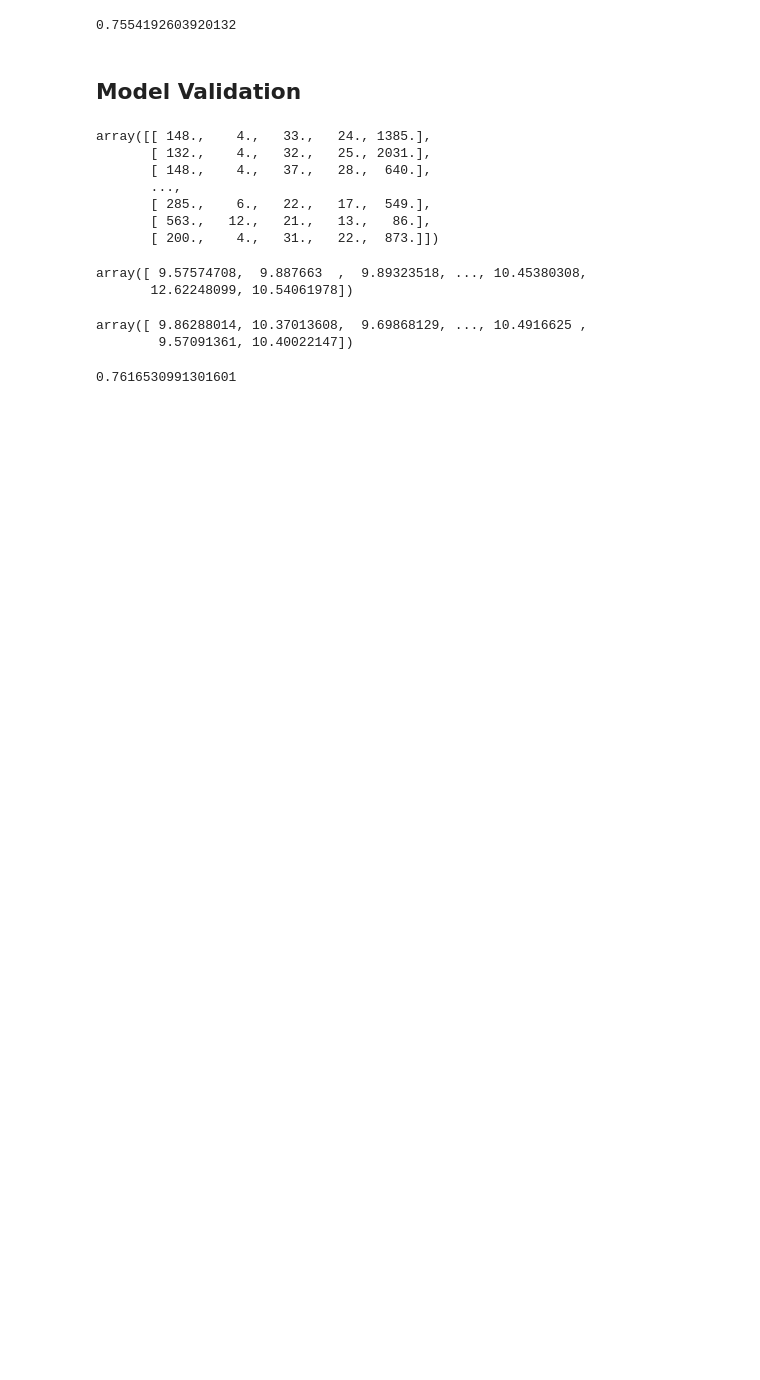
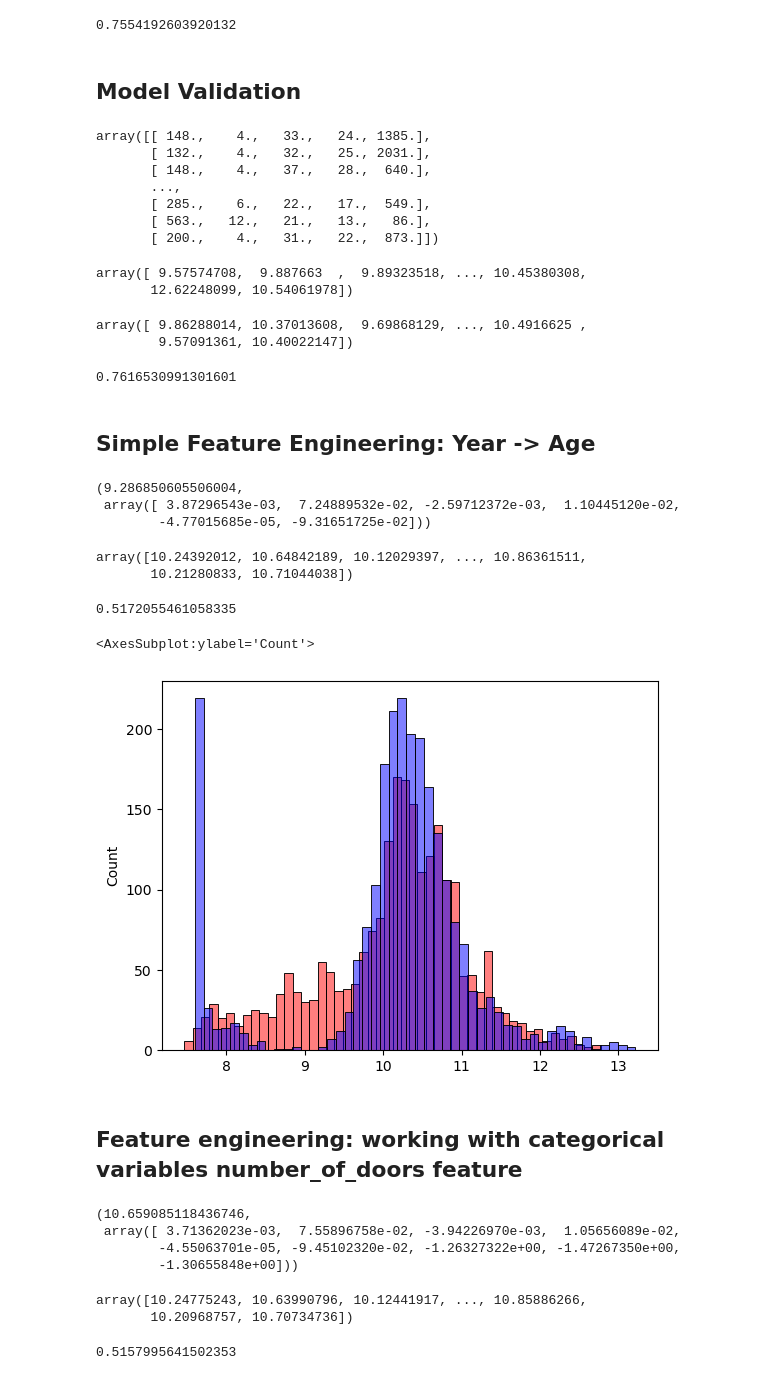
Before and after one commit to alabamustapha/ml-zoomcamp-2023, a Jupyter notebook: Regression/Car Price Prediction Linear Regression.ipynb, the cells around one changed output. Saved outputs shown, nothing was run; the diff lists cells and outputs as text; code cells hidden in the pictures; blank space fills up the shorter version.

Commit message:
Basic Feature engineering categorical variable encoding

```diff
--- a/Regression/Car Price Prediction Linear Regression.ipynb
+++ b/Regression/Car Price Prediction Linear Regression.ipynb
@@ -446,3 +446,42 @@ array([ 9.86288014, 10.37013608,  9.69868129, ..., 10.4916625 ,
 rmse(y_pred, y_val)
 # %% [output]
 0.7616530991301601
+# %% [markdown]
+## Simple Feature Engineering: Year -> Age
+# %%
+def prepare_X(df):
+    df = df.copy()
+    df['age'] = 2017 - df.year
+    features = base + ['age']
+    df_num = df[features]
+    df_num = df_num.fillna(0)
+    X = df_num.values
+    return X
+# %%
+X_train = prepare_X(df_train)
+w0, w = train_linear_regression(X_train, y_train)
+w0, w
+# %% [output]
+(9.286850605506004,
+ array([ 3.87296543e-03,  7.24889532e-02, -2.59712372e-03,  1.10445120e-02,
+        -4.77015685e-05, -9.31651725e-02]))
+# %%
+# predict validation data set
+X_val = prepare_X(df_val)
+y_pred = w0 + X_val.dot(w)
+y_pred
+# %% [output]
+array([10.24392012, 10.64842189, 10.12029397, ..., 10.86361511,
+       10.21280833, 10.71044038])
+# %%
+rmse(y_pred, y_val)
+# %% [output]
+0.5172055461058335
+# %%
+sns.histplot(y_pred, color="red", alpha=0.5, bins=50)
+sns.histplot(y_val, color="blue", alpha=0.5, bins=50)
+# %% [output]
+<AxesSubplot:ylabel='Count'>
+[figure, added]
+# %% [markdown]
+## Feature engineering: working with categorical variables number_of_doors feature
@@ -448,0 +500,21 @@ rmse(y_pred, y_val)
+# %%
+X_train = prepare_X(df_train)
+w0, w = train_linear_regression(X_train, y_train)
+w0, w
+# %% [output]
+(10.659085118436746,
+ array([ 3.71362023e-03,  7.55896758e-02, -3.94226970e-03,  1.05656089e-02,
+        -4.55063701e-05, -9.45102320e-02, -1.26327322e+00, -1.47267350e+00,
+        -1.30655848e+00]))
+# %%
+# predict validation data set
+X_val = prepare_X(df_val)
+y_pred = w0 + X_val.dot(w)
+y_pred
+# %% [output]
+array([10.24775243, 10.63990796, 10.12441917, ..., 10.85886266,
+       10.20968757, 10.70734736])
+# %%
+rmse(y_pred, y_val)
+# %% [output]
+0.5157995641502353
```
Also changed, not shown: parts of 10 cells of this notebook.
